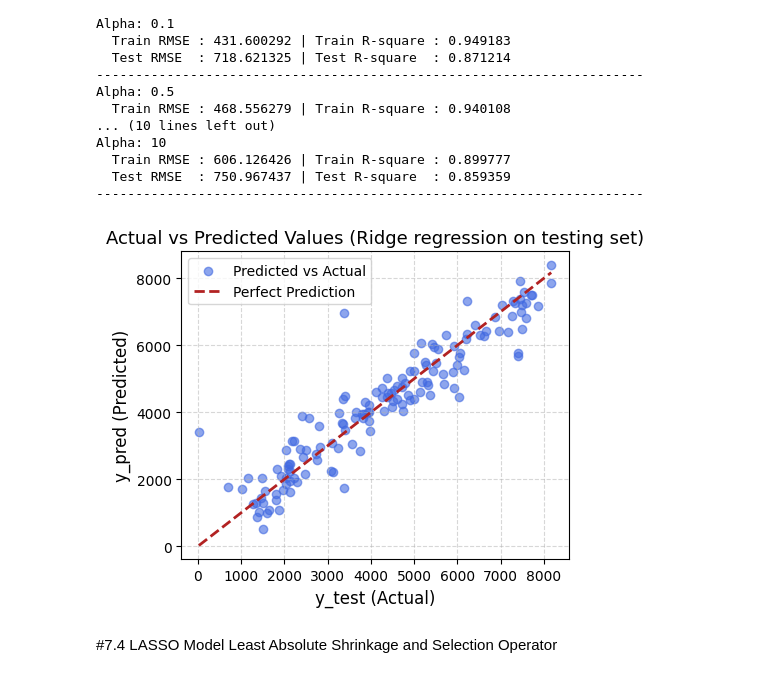
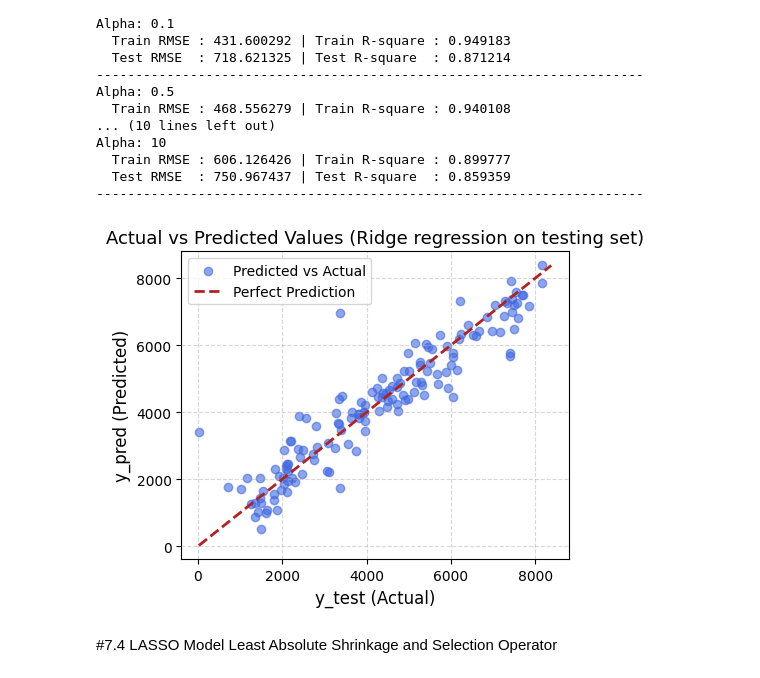
Before and after one commit to wararit-panichkitkosolkul/bike-sharing-DS512, a Jupyter notebook: Bike_Sharing_Project_DS514.ipynb, the cells around one changed output. Saved outputs shown, nothing was run; the diff lists cells and outputs as text; code cells hidden in the pictures.

```diff
--- a/Bike_Sharing_Project_DS514.ipynb
+++ b/Bike_Sharing_Project_DS514.ipynb
@@ -657,29 +660,29 @@ Alpha: 10
 # %%
  # สร้างและฝึกสอนแบบจำลอง กำหนด alpha = 0.5
 rdg = Ridge(alpha=0.5)
 rdg.fit(X_train_poly, y_train_poly)
 
 # ทำนายผล
 y_train_pred = rdg.predict(X_train_poly)
 y_test_pred = rdg.predict(X_test_poly)
 
 # วาดกราฟเปรียบเทียบระหว่างค่าจริงและค่าพยากรณ์
 plt.figure(figsize=(5, 4))
 plt.scatter(y_test_poly, y_test_pred, alpha=0.6, color='royalblue', label='Predicted vs Actual')
 
 # วาดเส้นทแยงมุมเพื่อแสดงตำแหน่งที่ค่าจริงและค่าพยากรณ์เท่ากันทุกประการ (Perfect Prediction)
-max_val = max(y_test_poly.max(), y_pred.max())
-min_val = min(y_test_poly.min(), y_pred.min())
+max_val = max(y_test_poly.max(), y_test_pred.max())
+min_val = min(y_test_poly.min(), y_test_pred.min())
 plt.plot([min_val, max_val], [min_val, max_val], color='firebrick', linestyle='--', linewidth=2, label='Perfect Prediction')
 
 plt.title('Actual vs Predicted Values (Ridge regression on testing set)', fontsize=13)
 plt.xlabel('y_test (Actual)', fontsize=12)
 plt.ylabel('y_pred (Predicted)', fontsize=12)
 plt.legend()
 plt.grid(True, linestyle='--', alpha=0.5)
 plt.show()
 # %% [output]
-[figure, old version]
+[figure, new version]
 # %% [markdown]
 #7.4 LASSO Model
 Least Absolute Shrinkage and Selection Operator
```
Also changed, not shown: parts of 14 cells of this notebook.
